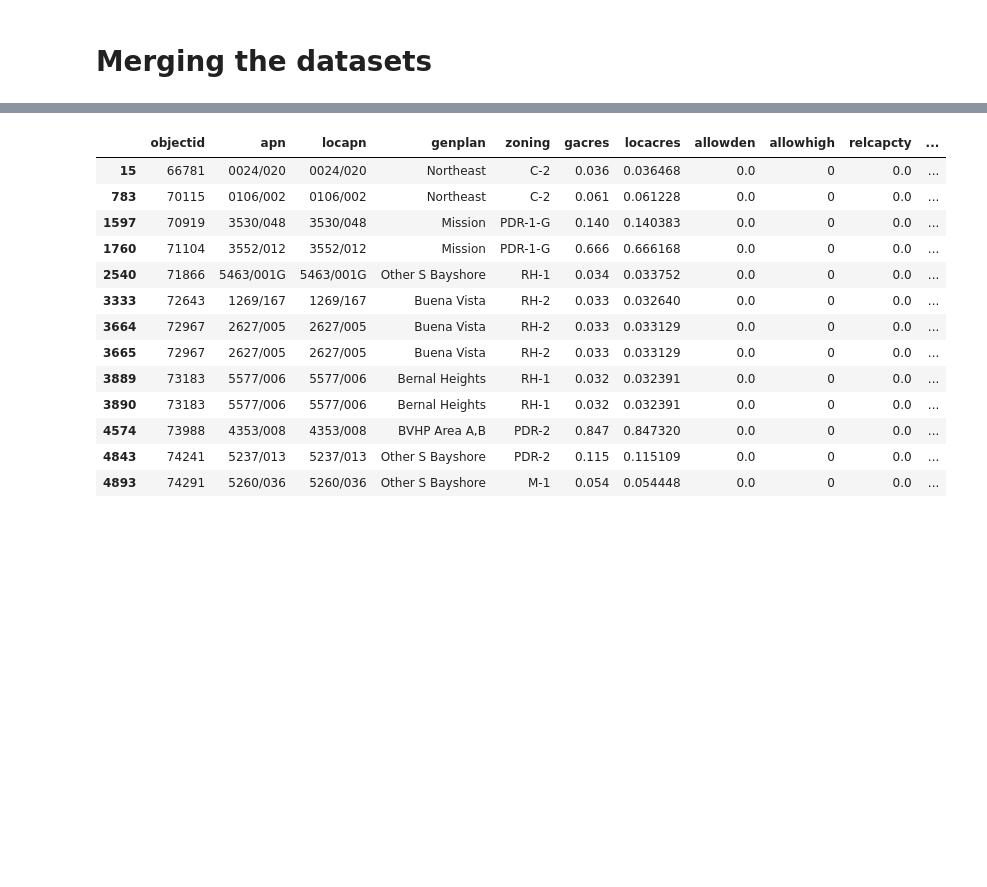
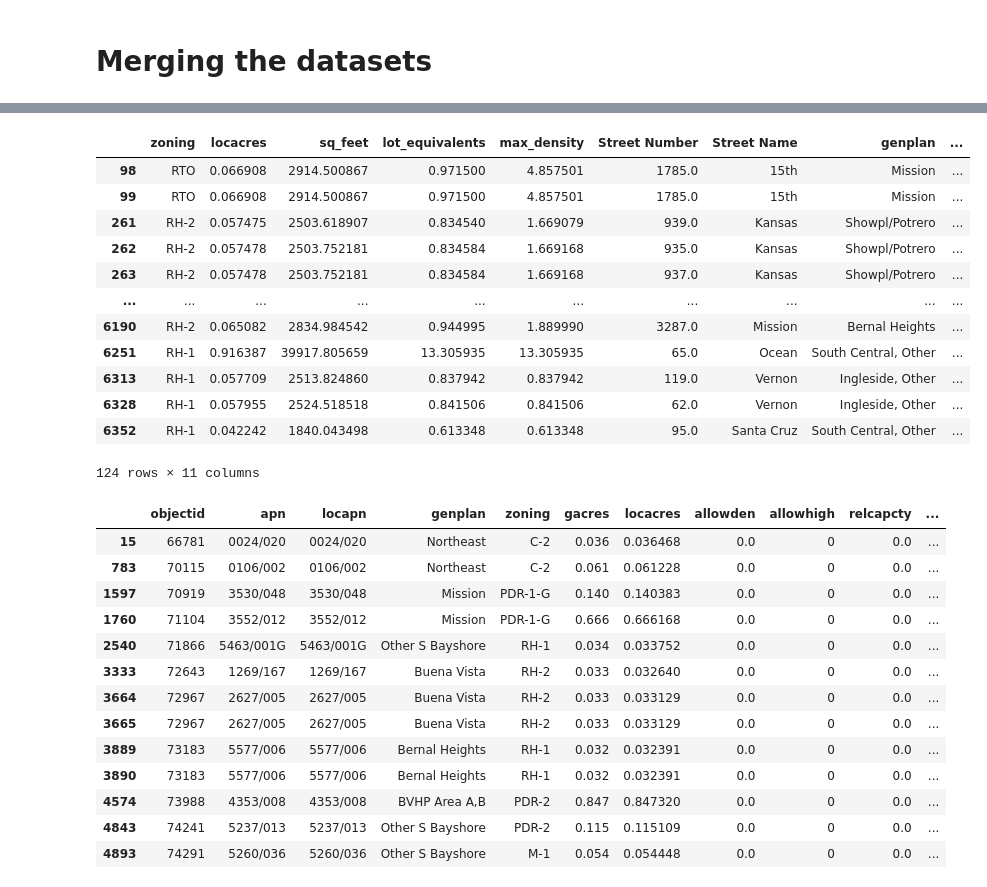
Before and after one commit to YIMBYdata/housing-elements, a Jupyter notebook: SF Housing Element.ipynb, the cells around one changed output, grey strips where cells are left out. Saved outputs shown, nothing was run; the diff lists cells and outputs as text; code cells hidden in the pictures; blank space fills up the shorter version.

```diff
--- a/SF Housing Element.ipynb
+++ b/SF Housing Element.ipynb
@@ -214,3 +411,22 @@ merged_df = sf_sites.merge(
+# %%
+merged_df[
+    (merged_df['zoning_use'] == 'R')
+    & (merged_df['_merge'] == 'both')
+].query('relcapcty > max_density')[interesting_columns]
+# %% [output]
+|  | zoning | locacres | sq_feet | lot_equivalents | max_density | Street Number | Street Name | genplan | ... |
+| 98 | RTO | 0.066908 | 2914.500867 | 0.971500 | 4.857501 | 1785.0 | 15th | Mission | ... |
+| 99 | RTO | 0.066908 | 2914.500867 | 0.971500 | 4.857501 | 1785.0 | 15th | Mission | ... |
+| 261 | RH-2 | 0.057475 | 2503.618907 | 0.834540 | 1.669079 | 939.0 | Kansas | Showpl/Potrero | ... |
+| 262 | RH-2 | 0.057478 | 2503.752181 | 0.834584 | 1.669168 | 935.0 | Kansas | Showpl/Potrero | ... |
+| 263 | RH-2 | 0.057478 | 2503.752181 | 0.834584 | 1.669168 | 937.0 | Kansas | Showpl/Potrero | ... |
+| ... | ... | ... | ... | ... | ... | ... | ... | ... | ... |
+| 6190 | RH-2 | 0.065082 | 2834.984542 | 0.944995 | 1.889990 | 3287.0 | Mission | Bernal Heights | ... |
+| 6251 | RH-1 | 0.916387 | 39917.805659 | 13.305935 | 13.305935 | 65.0 | Ocean | South Central, Other | ... |
+| 6313 | RH-1 | 0.057709 | 2513.824860 | 0.837942 | 0.837942 | 119.0 | Vernon | Ingleside, Other | ... |
+| 6328 | RH-1 | 0.057955 | 2524.518518 | 0.841506 | 0.841506 | 62.0 | Vernon | Ingleside, Other | ... |
+| 6352 | RH-1 | 0.042242 | 1840.043498 | 0.613348 | 0.613348 | 95.0 | Santa Cruz | South Central, Other | ... |
+124 rows × 11 columns
 # %%
 merged_df['Lot Size Sq Ft'] = merged_df['locacres'] * 43560.
 # %%
```
Also changed, not shown: parts of 18 cells of this notebook.
